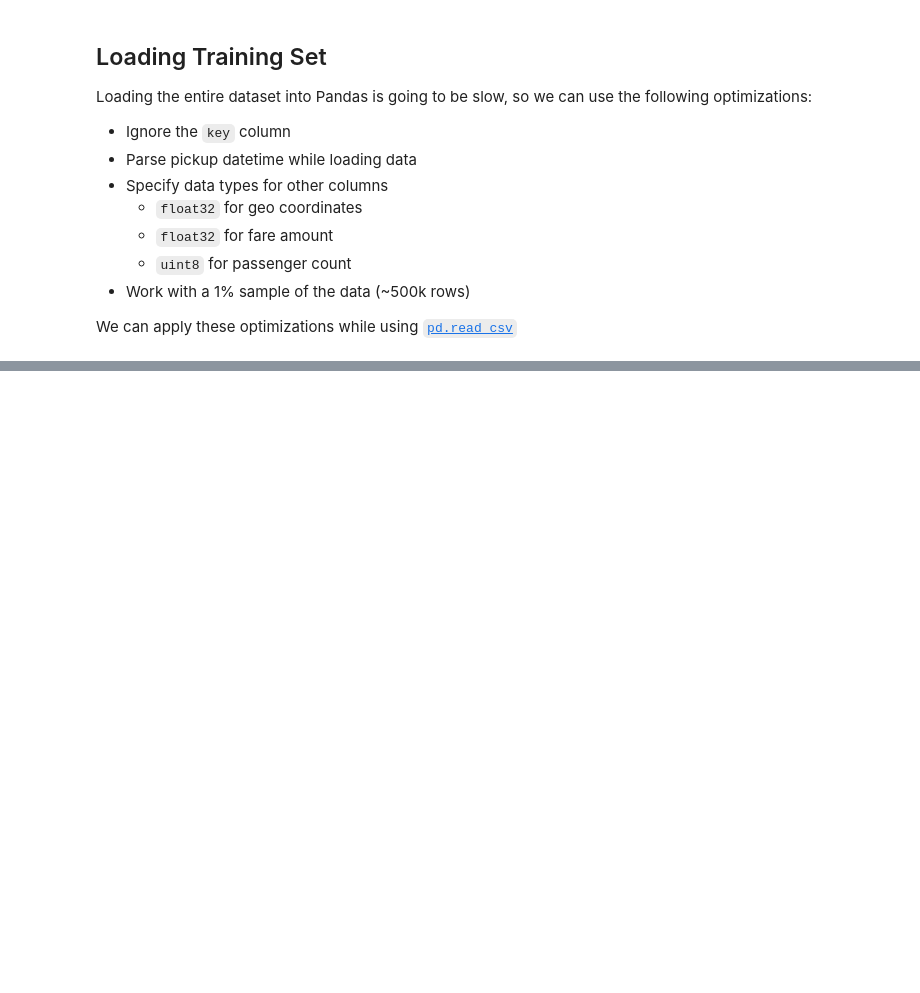
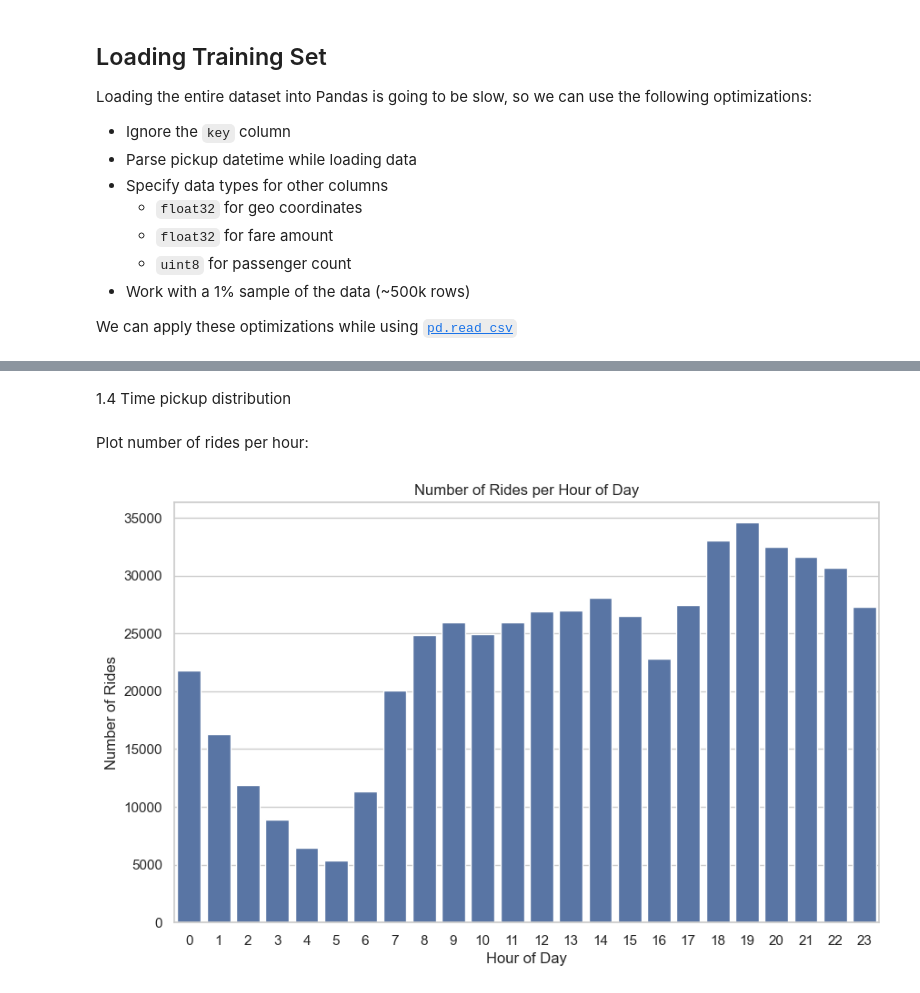
Before and after one commit to baldzhiyski/data-science-machine-learning-training, a Jupyter notebook: scikit-learn-course/project/ml-project.ipynb, the cells around one changed output, grey strips where cells are left out. Cells and saved outputs as stored; diff of their text form; code cells hidden in the pictures; blank space fills up the shorter version.

```diff
--- a/scikit-learn-course/project/ml-project.ipynb
+++ b/scikit-learn-course/project/ml-project.ipynb
@@ -42,0 +210,19 @@ test_df = pd.read_csv('test.csv',dtype=dtypes, parse_dates=['pickup_datetime'])
+# %% [markdown]
+1.4 Time pickup distribution
+# %%
+df['pickup_datetime'] = pd.to_datetime(df['pickup_datetime'])
+
+df['pickup_hour'] = df['pickup_datetime'].dt.hour
+df['pickup_dayofweek'] = df['pickup_datetime'].dt.dayofweek
+df['pickup_date'] = df['pickup_datetime'].dt.date
+# %% [markdown]
+Plot number of rides per hour:
+# %%
+plt.figure(figsize=(10,6))
+sns.countplot(x='pickup_hour', data=df)
+plt.title('Number of Rides per Hour of Day')
+plt.xlabel('Hour of Day')
+plt.ylabel('Number of Rides')
+plt.show()
+# %% [output]
+[figure, added]
```
Also changed, not shown: parts of 34 cells of this notebook.
